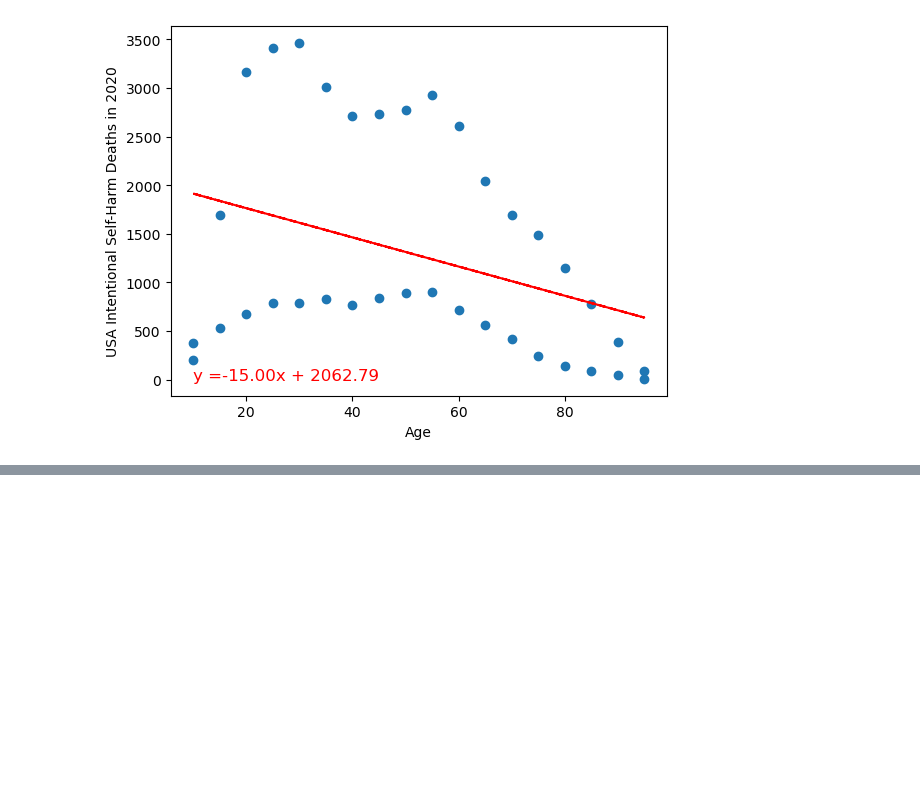
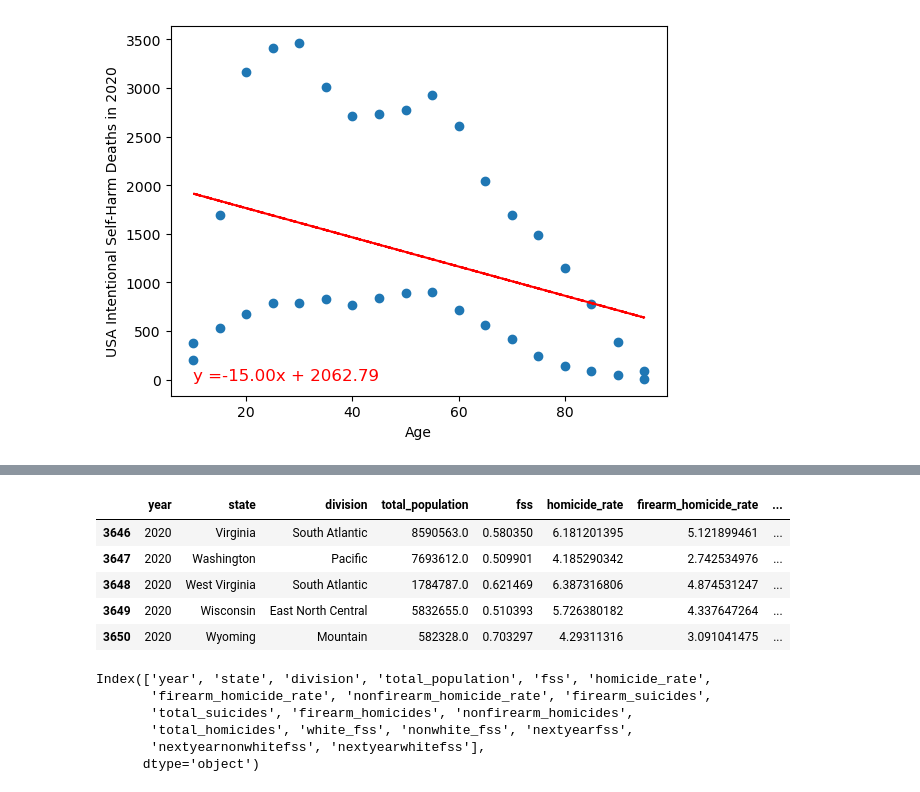
Before and after one commit to apizana/Project1, a Jupyter notebook: Adriana's Python Code/Project1.ipynb, the cells around one changed output, grey strips where cells are left out. Cells and saved outputs as stored; diff of their text form; code cells hidden in the pictures; blank space fills up the shorter version.

```diff
--- a/Adriana's Python Code/Project1.ipynb
+++ b/Adriana's Python Code/Project1.ipynb
@@ -559,12 +577,26 @@ print(ownership_rate_average)
 # %%
-firearm_death_data = Path("MOResources/Firearm_suicide_homicide_dataset.csv")
+firearm_death_data = Path("../Resources/Firearm_suicide_homicide_dataset.csv")
 firearm_death_df = pd.read_csv(firearm_death_data)
 firearm_death_df.tail()
+# %% [output]
+|  | year | state | division | total_population | fss | homicide_rate | firearm_homicide_rate | ... |
+| 3646 | 2020 | Virginia | South Atlantic | 8590563.0 | 0.580350 | 6.181201395 | 5.121899461 | ... |
+| 3647 | 2020 | Washington | Pacific | 7693612.0 | 0.509901 | 4.185290342 | 2.742534976 | ... |
+| 3648 | 2020 | West Virginia | South Atlantic | 1784787.0 | 0.621469 | 6.387316806 | 4.874531247 | ... |
+| 3649 | 2020 | Wisconsin | East North Central | 5832655.0 | 0.510393 | 5.726380182 | 4.337647264 | ... |
+| 3650 | 2020 | Wyoming | Mountain | 582328.0 | 0.703297 | 4.29311316 | 3.091041475 | ... |
 # %%
 #years_firearm_death_df = firearm_death_df.sort_values("year", ascending=False)
 #years_firearm_death_df.head()
 # %%
 firearm_death_df.columns
+# %% [output]
+Index(['year', 'state', 'division', 'total_population', 'fss', 'homicide_rate',
+       'firearm_homicide_rate', 'nonfirearm_homicide_rate', 'firearm_suicides',
+       'total_suicides', 'firearm_homicides', 'nonfirearm_homicides',
+       'total_homicides', 'white_fss', 'nonwhite_fss', 'nextyearfss',
+       'nextyearnonwhitefss', 'nextyearwhitefss'],
+      dtype='object')
 # %%
 firearm_death_df = firearm_death_df[['year', 'state', 'division', 'total_population', 'fss', 'homicide_rate',
        'firearm_homicide_rate', 'nonfirearm_homicide_rate', 'firearm_suicides',
```
Also changed, not shown: parts of 68 cells of this notebook, 8 other files.
